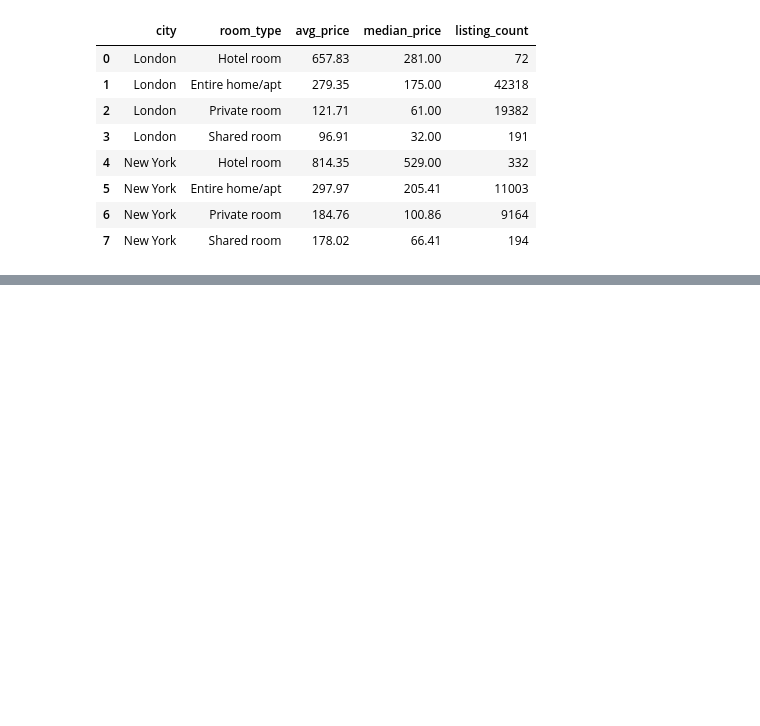
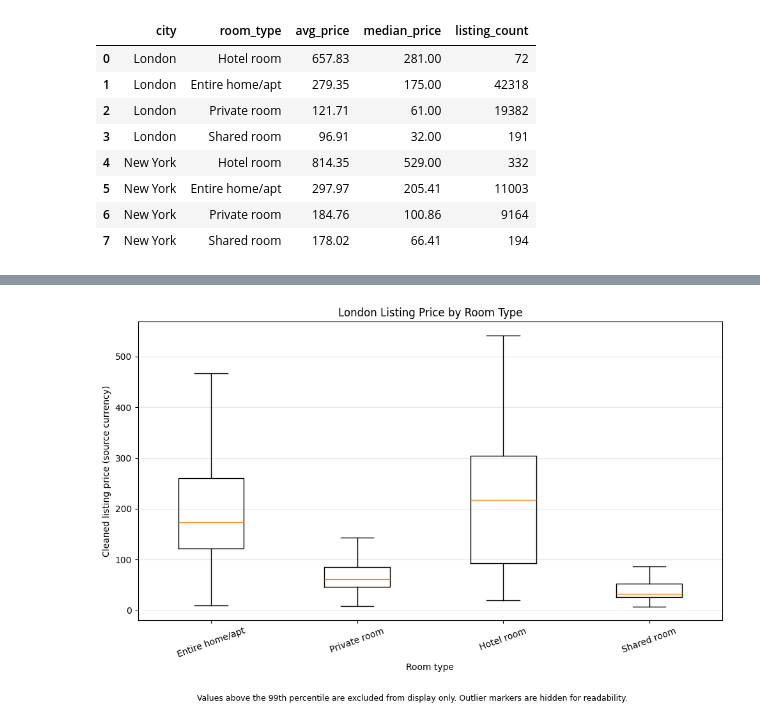
Before and after one commit to SAGAR-2-4/expernetic-airbnb-data-engineering, a Jupyter notebook: notebooks/06_sql_analytics.ipynb, the cells around one changed output, grey strips where cells are left out. Saved outputs shown, nothing was run; the diff lists cells and outputs as text; code cells hidden in the pictures; blank space fills up the shorter version.

```diff
--- a/notebooks/06_sql_analytics.ipynb
+++ b/notebooks/06_sql_analytics.ipynb
@@ -150,0 +431,78 @@ LIMIT 10
+# %%
+# Load room type and price data from the star schema
+room_type_prices = con.sql("""
+SELECT
+    dc.city,
+    dl.room_type,
+    fl.price_clean
+FROM fact_listing fl
+JOIN dim_city dc
+    ON fl.city_id = dc.city_id
+JOIN dim_listing dl
+    ON fl.listing_id = dl.listing_id
+WHERE fl.price_clean IS NOT NULL
+""").df()
+
+# Keep a consistent room-type order where values are available
+room_type_order = [
+    "Entire home/apt",
+    "Private room",
+    "Hotel room",
+    "Shared room"
+]
+
+# London room-type boxplot, capped at London's 99th percentile for readability
+london_room_prices = room_type_prices[
+    room_type_prices["city"] == "London"
+].copy()
+
+london_room_cap = london_room_prices["price_clean"].quantile(0.99)
+
+london_room_prices = london_room_prices[
+    london_room_prices["price_clean"] <= london_room_cap
+]
+
+london_boxplot_data = []
+london_labels = []
+
+for room_type in room_type_order:
+    values = london_room_prices.loc[
+        london_room_prices["room_type"] == room_type,
+        "price_clean"
+    ].dropna()
+
+    if not values.empty:
+        london_boxplot_data.append(values)
+        london_labels.append(room_type)
+
+plt.figure(figsize=(10, 6))
+
+plt.boxplot(
+    london_boxplot_data,
+    tick_labels=london_labels,
+    showfliers=False
+)
+
+plt.title("London Listing Price by Room Type")
+plt.xlabel("Room type")
+plt.ylabel("Cleaned listing price (source currency)")
+plt.xticks(rotation=20)
+plt.grid(axis="y", alpha=0.3)
+
+plt.figtext(
+    0.5,
+    -0.05,
+    "Values above the 99th percentile are excluded from display only. Outlier markers are hidden for readability.",
+    ha="center",
+    fontsize=9
+)
+
+plt.tight_layout()
+plt.savefig(
+    figure_dir / "london_room_type_boxplot.png",
+    dpi=300,
+    bbox_inches="tight"
+)
+plt.show()
+# %% [output]
+[figure, added]
```
Also changed, not shown: parts of 27 cells of this notebook, 23 other files.
